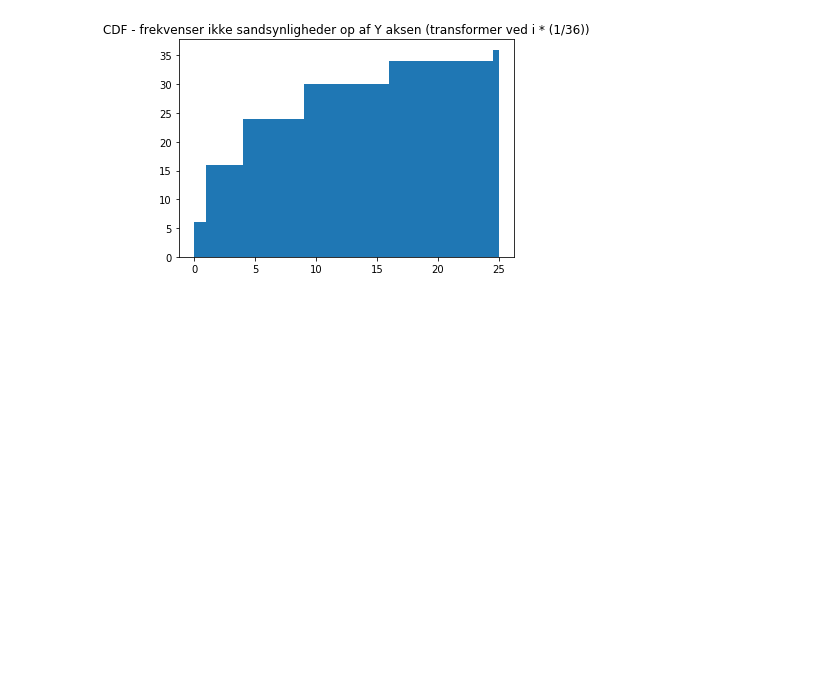
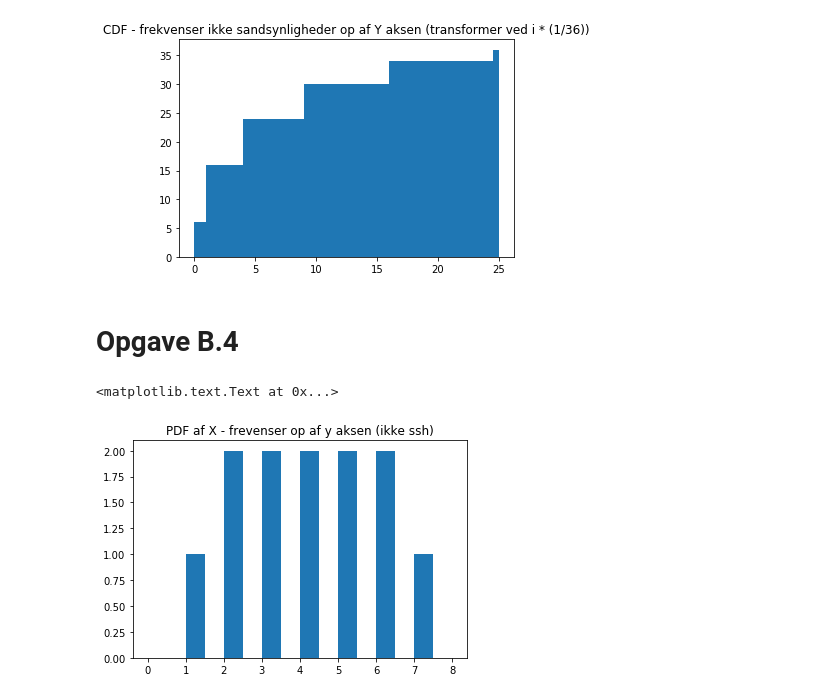
Before and after one commit to JakartaLaw/statistik2018, a Jupyter notebook: Ugeseddel 2.ipynb, the cells around one changed output. Drawn from its saved outputs; the diff is of its cells as text; code cells hidden in the pictures; blank space fills up the shorter version.

```diff
--- a/Ugeseddel 2.ipynb
+++ b/Ugeseddel 2.ipynb
@@ -13,6 +30,15 @@ class Dice(object):
     @staticmethod
     def outcome_space():
         return [i + 1 for i in range(6)]
+
+class Coin(object):
+
+    def __init__(self):
+        pass
+
+    @staticmethod
+    def outcome_space():
+        return[0, 1]
 # %%
 red = Dice()
 white = Dice()
@@ -199,3 +225,18 @@ plt.title("CDF - frekvenser ikke sandsynligheder op af Y aksen (transformer ved
 # %% [output]
 <matplotlib.text.Text at 0x...>
 [figure]
+# %% [markdown]
+# Opgave B.4
+# %%
+X_outcomes = []
+
+for i in Dice().outcome_space():
+    for j in Coin().outcome_space():
+        X_outcomes.append(i + j)
+# %%
+_bins = [i*0.5 for i in range(17)]
+plt.hist(X_outcomes, bins = _bins)
+plt.title('PDF af X - frevenser op af y aksen (ikke ssh)')
+# %% [output]
+<matplotlib.text.Text at 0x...>
+[figure, added]
```
Also changed, not shown: parts of 11 cells of this notebook.
